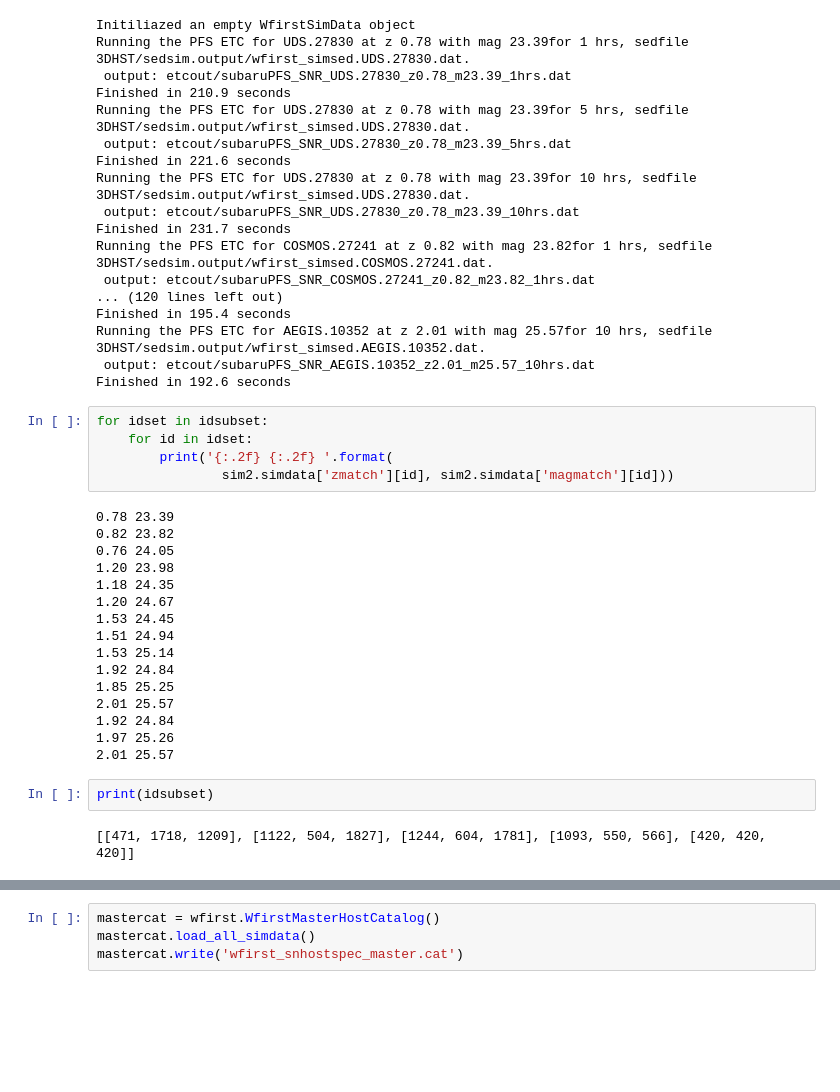
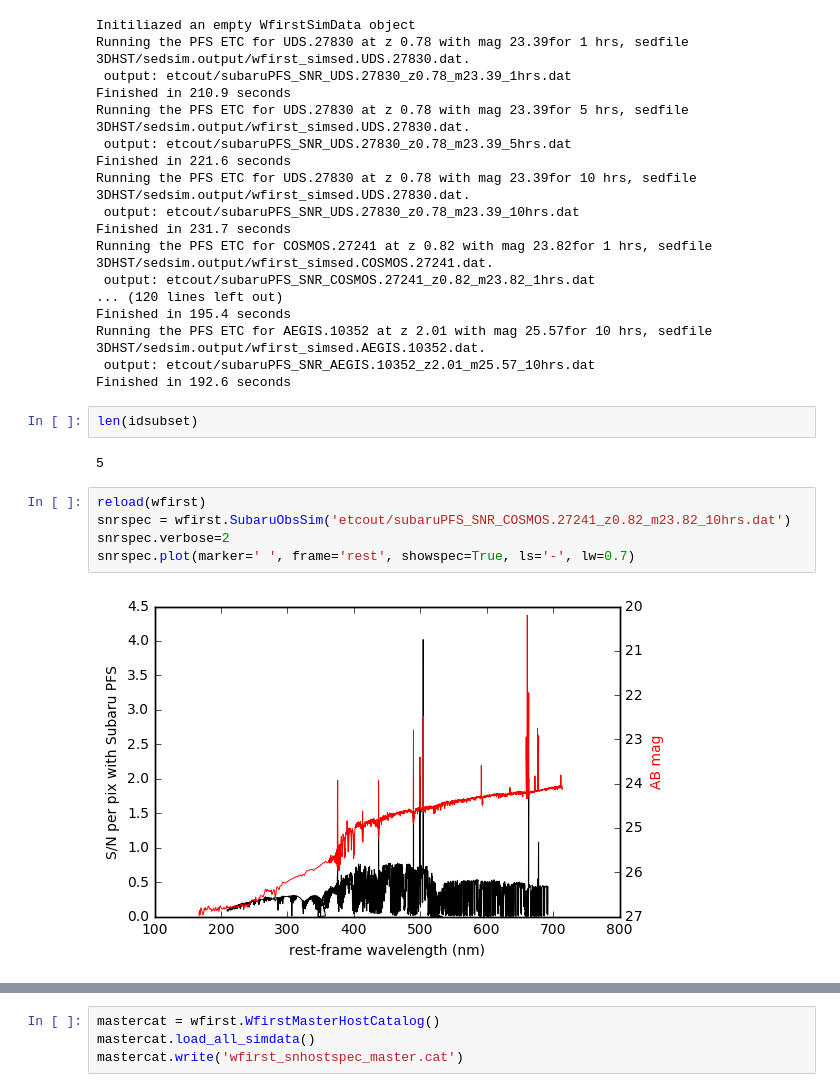
Before and after one commit to srodney/wfirst, a Jupyter notebook: snhostgal_subarupfs_plan.ipynb, the cells around one changed output, grey strips where cells are left out. Drawn from its saved outputs; the diff is of its cells as text; blank space fills up the shorter version.

```diff
--- a/snhostgal_subarupfs_plan.ipynb
+++ b/snhostgal_subarupfs_plan.ipynb
@@ -60,28 +60,14 @@ Finished in 195.4 seconds
 Running the PFS ETC for AEGIS.10352 at z 2.01 with mag 25.57for 10 hrs, sedfile 3DHST/sedsim.output/wfirst_simsed.AEGIS.10352.dat.
  output: etcout/subaruPFS_SNR_AEGIS.10352_z2.01_m25.57_10hrs.dat
 Finished in 192.6 seconds
-# %%
-for idset in idsubset:
-    for id in idset:
-        print('{:.2f} {:.2f} '.format(
-                sim2.simdata['zmatch'][id], sim2.simdata['magmatch'][id]))
-# %% [output]
-0.78 23.39
-0.82 23.82
-0.76 24.05
-1.20 23.98
-1.18 24.35
-1.20 24.67
-1.53 24.45
-1.51 24.94
-1.53 25.14
-1.92 24.84
-1.85 25.25
-2.01 25.57
-1.92 24.84
-1.97 25.26
-2.01 25.57
 # %%
-print(idsubset)
+len(idsubset)
 # %% [output]
-[[471, 1718, 1209], [1122, 504, 1827], [1244, 604, 1781], [1093, 550, 566], [420, 420, 420]]
+5
+# %%
+reload(wfirst)
+snrspec = wfirst.SubaruObsSim('etcout/subaruPFS_SNR_COSMOS.27241_z0.82_m23.82_10hrs.dat')
+snrspec.verbose=2
+snrspec.plot(marker=' ', frame='rest', showspec=True, ls='-', lw=0.7)
+# %% [output]
+[figure, added]
```
Also changed, not shown: parts of 2 cells of this notebook, 1 other file.
